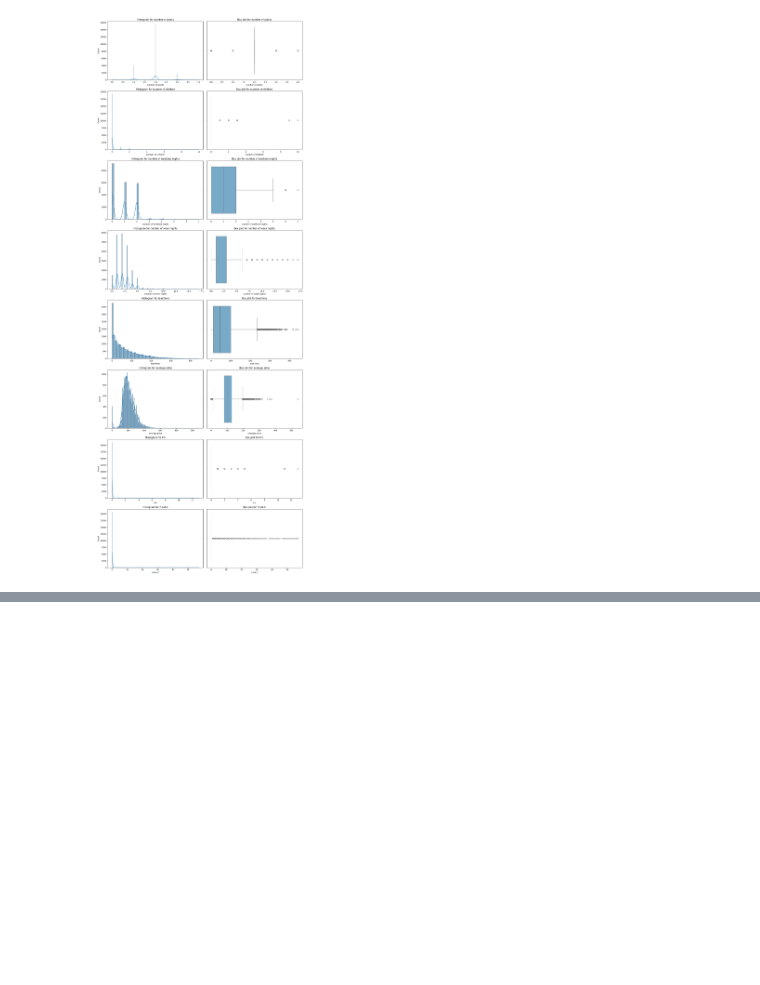
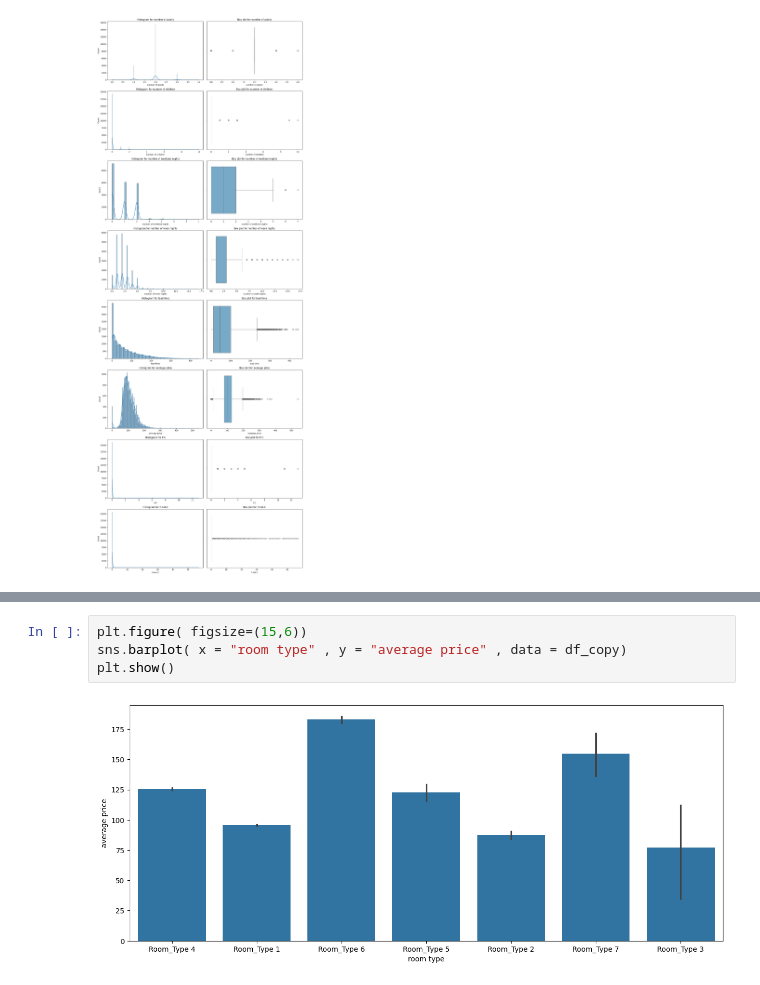
Before and after one commit to ankushsingh003/APEX-FORGE, a Jupyter notebook: notebook/notebook.ipynb, the cells around one changed output, grey strips where cells are left out. Saved outputs shown, nothing was run; the diff lists cells and outputs as text; blank space fills up the shorter version.

```diff
--- a/notebook/notebook.ipynb
+++ b/notebook/notebook.ipynb
@@ -273,0 +392,6 @@ num_plot_dist(df_copy , numerical_cols=numerical_cols)
+# %%
+plt.figure( figsize=(15,6))
+sns.barplot( x = "room type" , y = "average price" , data = df_copy)
+plt.show()
+# %% [output]
+[figure, added]
```
Also changed, not shown: parts of 85 cells of this notebook, 3 other files.
